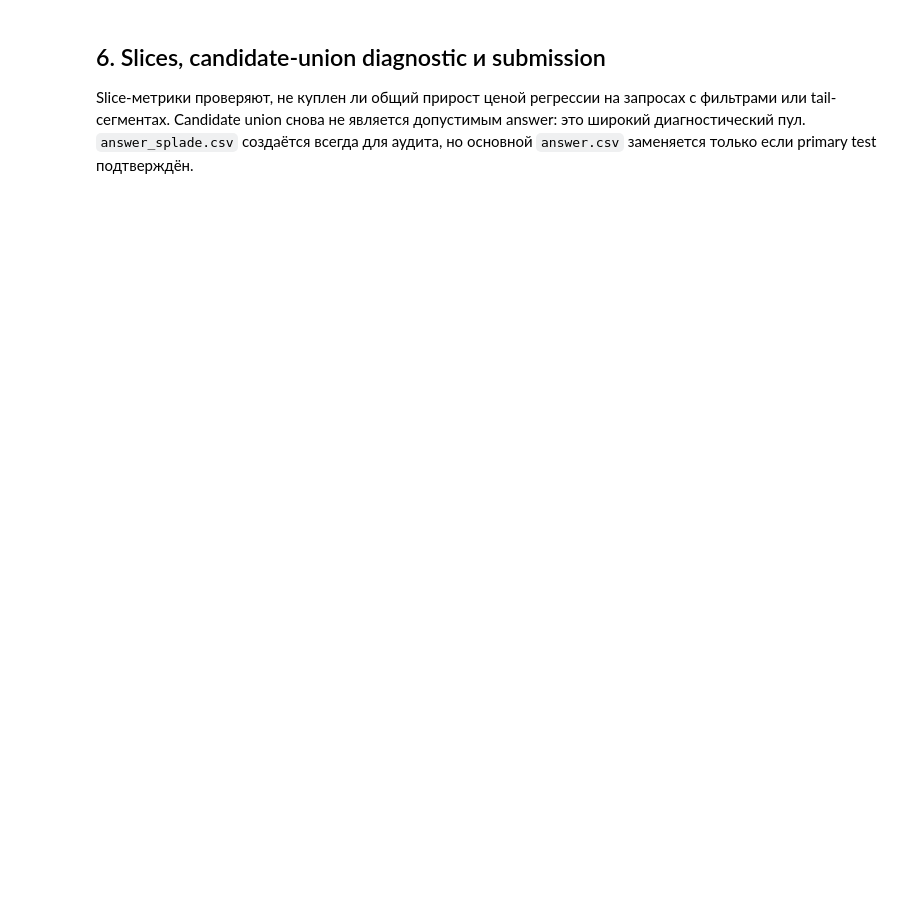
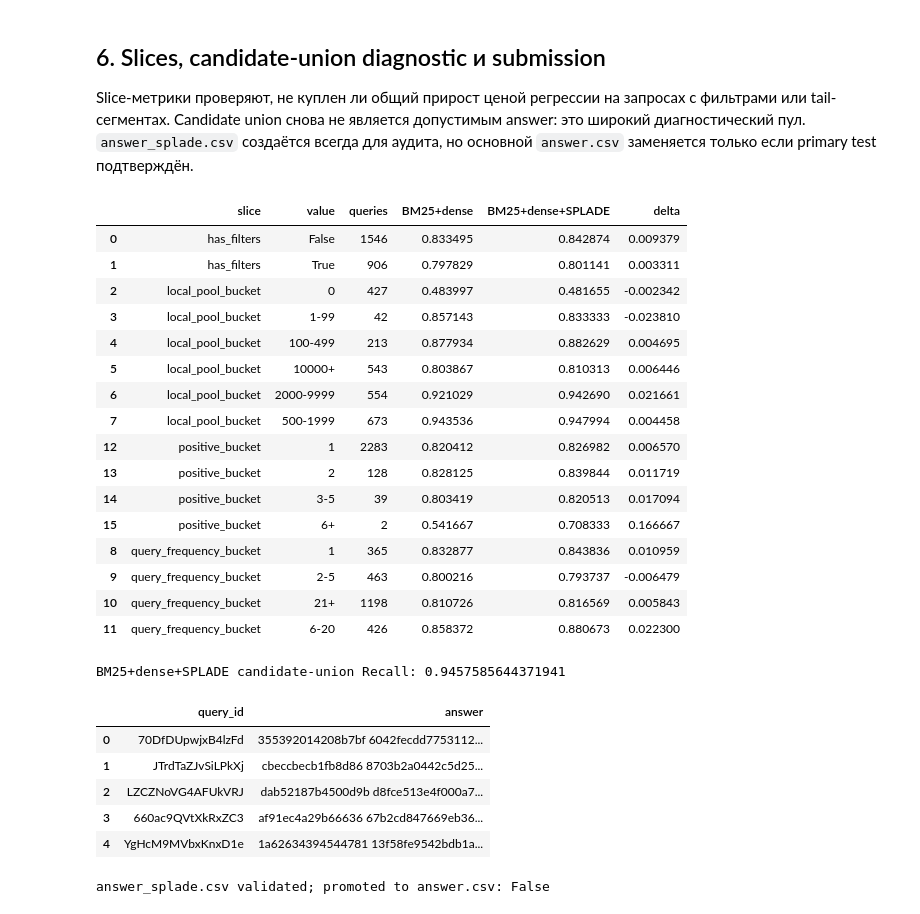
Before and after one commit to M1r0-dev/Avito_test, a Jupyter notebook: notebooks/06_splade_experiments.ipynb, the cells around one changed output. Cells and saved outputs as stored; diff of their text form; code cells hidden in the pictures; blank space fills up the shorter version.

```diff
--- a/notebooks/06_splade_experiments.ipynb
+++ b/notebooks/06_splade_experiments.ipynb
@@ -73,7 +75,11 @@ splade_run = json.loads((SPLADE_DIR / "splade_run.json").read_text())
 dense = pd.read_parquet(DENSE_DIR / "dense_rankings.parquet")
 bm25 = pd.read_parquet(RANK_DIR / "bm25_rankings.parquet")
 
-prefixes = ["splade_q32_d64", "splade_q64_d64", "splade_q64_d192", "splade_first"]
+prefixes = [
+    "splade_q32_d64", "splade_q64_d64",
+    "splade_q32_d192", "splade_q64_d192",
+    "splade_first_q32_d192",
+]
 rank_columns = [f"{prefix}_{scope}" for prefix in prefixes for scope in ("global", "local")]
 assert set(rank_columns) <= set(splade.columns)
 assert len(splade) == len(manifest) + len(benchmark)
@@ -144,7 +182,7 @@ display(controlled_scores.sort_values("dev", ascending=False))
 local_grid = []
 local_cache = {}
 for prefix in prefixes:
-    for local_weight in [0.75, 1.0, 1.15, 1.25, 1.5, 2.0]:
+    for local_weight in [0.75, 1.0, 1.15, 1.25, 1.5, 2.0, 3.0, 4.0]:
         prediction = splade_predictions(prefix, local_weight=local_weight)
         local_cache[(prefix, local_weight)] = prediction
         local_grid.append(
@@ -269,18 +347,21 @@ global_selected = {
 }
 primary = asdict(
     paired_recall_test(
-        hybrid3_pred, baseline_pred, relevant, query_ids=sorted(test_ids)
+        hybrid3_pred, baseline_pred, relevant, query_ids=sorted(test_ids),
+        confidence=0.975,
     )
 )
 secondary_pairs = {
-    "query_64_vs_32": (controlled["splade_q64_d64"], controlled["splade_q32_d64"]),
+    "query_32_vs_64_at_d192": (
+        controlled["splade_q32_d192"], controlled["splade_q64_d192"]
+    ),
     "document_192_vs_64": (
-        controlled["splade_q64_d192"],
-        controlled["splade_q64_d64"],
+        controlled["splade_q32_d192"],
+        controlled["splade_q32_d64"],
     ),
     "four_chunks_vs_first": (
-        controlled["splade_q64_d192"],
-        controlled["splade_first"],
+        controlled["splade_q32_d192"],
+        controlled["splade_first_q32_d192"],
     ),
     "local_vs_global": (splade_pred, global_selected),
     "splade_vs_bm25": (splade_pred, bm25_pred),
@@ -302,6 +383,6 @@ display(pd.DataFrame(secondary).T)
 primary_confirmed = bool(
     primary["mean_delta"] > 0
     and primary["ci_low"] > 0
-    and primary["p_value_greater"] < 0.05
+    and primary["p_value_greater"] < 0.025
 )
 print("SPLADE accepted by pre-registered primary criterion:", primary_confirmed)
@@ -372,30 +465,59 @@ assert list(answer.columns) == ["query_id", "answer"]
 assert len(answer) == len(benchmark) and answer.query_id.is_unique
 assert set(answer.query_id) == set(benchmark.query_id)
 for value in answer.answer:
     ids = value.split()
     assert len(ids) == 50 and len(ids) == len(set(ids))
     assert set(ids) <= valid_items
     assert all(re.fullmatch(r"[0-9a-f]{16}", item_id) for item_id in ids)
 answer.to_csv(ROOT / "answer_splade.csv", index=False, encoding="utf-8")
 if primary_confirmed:
     answer.to_csv(ROOT / "answer.csv", index=False, encoding="utf-8")
 
 metrics = {
     "model": splade_run["model"],
     "license": splade_run["license"],
     "selected_variant": selected_prefix,
     "selected_local_weight": selected_local_weight,
     "rrf_k": best_key[0],
     "splade_weight": best_key[1],
     "comparison": comparison.to_dict("records"),
     "primary_test": primary,
+    "primary_look": 2,
+    "primary_alpha": 0.025,
+    "bootstrap_confidence": 0.975,
     "primary_confirmed": primary_confirmed,
     "secondary_tests": secondary,
     "candidate_union_recall": union_recall,
     "slice_metrics": slices.to_dict("records"),
 }
 (ROOT / "reports/splade_metrics.json").write_text(
     json.dumps(metrics, ensure_ascii=False, indent=2), encoding="utf-8"
 )
 display(answer.head())
 print("answer_splade.csv validated; promoted to answer.csv:", primary_confirmed)
+# %% [output]
+|  | slice | value | queries | BM25+dense | BM25+dense+SPLADE | delta |
+| 0 | has_filters | False | 1546 | 0.833495 | 0.842874 | 0.009379 |
+| 1 | has_filters | True | 906 | 0.797829 | 0.801141 | 0.003311 |
+| 2 | local_pool_bucket | 0 | 427 | 0.483997 | 0.481655 | -0.002342 |
+| 3 | local_pool_bucket | 1-99 | 42 | 0.857143 | 0.833333 | -0.023810 |
+| 4 | local_pool_bucket | 100-499 | 213 | 0.877934 | 0.882629 | 0.004695 |
+| 5 | local_pool_bucket | 10000+ | 543 | 0.803867 | 0.810313 | 0.006446 |
+| 6 | local_pool_bucket | 2000-9999 | 554 | 0.921029 | 0.942690 | 0.021661 |
+| 7 | local_pool_bucket | 500-1999 | 673 | 0.943536 | 0.947994 | 0.004458 |
+| 12 | positive_bucket | 1 | 2283 | 0.820412 | 0.826982 | 0.006570 |
+| 13 | positive_bucket | 2 | 128 | 0.828125 | 0.839844 | 0.011719 |
+| 14 | positive_bucket | 3-5 | 39 | 0.803419 | 0.820513 | 0.017094 |
+| 15 | positive_bucket | 6+ | 2 | 0.541667 | 0.708333 | 0.166667 |
+| 8 | query_frequency_bucket | 1 | 365 | 0.832877 | 0.843836 | 0.010959 |
+| 9 | query_frequency_bucket | 2-5 | 463 | 0.800216 | 0.793737 | -0.006479 |
+| 10 | query_frequency_bucket | 21+ | 1198 | 0.810726 | 0.816569 | 0.005843 |
+| 11 | query_frequency_bucket | 6-20 | 426 | 0.858372 | 0.880673 | 0.022300 |
+BM25+dense+SPLADE candidate-union Recall: 0.9457585644371941
+|  | query_id | answer |
+| 0 | 70DfDUpwjxB4lzFd | 355392014208b7bf 6042fecdd7753112... |
+| 1 | JTrdTaZJvSiLPkXj | cbeccbecb1fb8d86 8703b2a0442c5d25... |
+| 2 | LZCZNoVG4AFUkVRJ | dab52187b4500d9b d8fce513e4f000a7... |
+| 3 | 660ac9QVtXkRxZC3 | af91ec4a29b66636 67b2cd847669eb36... |
+| 4 | YgHcM9MVbxKnxD1e | 1a62634394544781 13f58fe9542bdb1a... |
+answer_splade.csv validated; promoted to answer.csv: False
```
Also changed, not shown: parts of 8 cells of this notebook, 5 other files.
